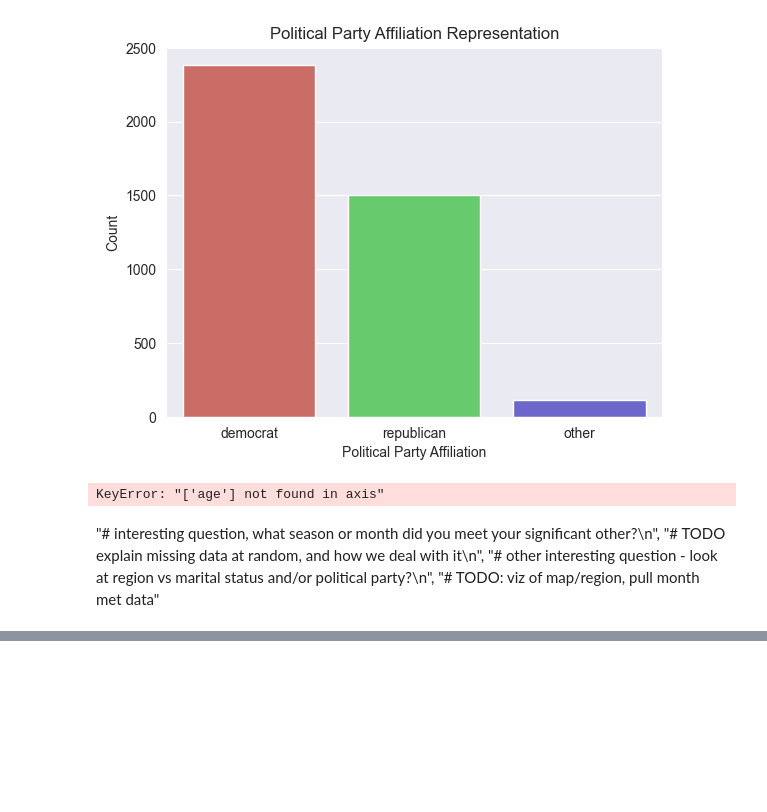
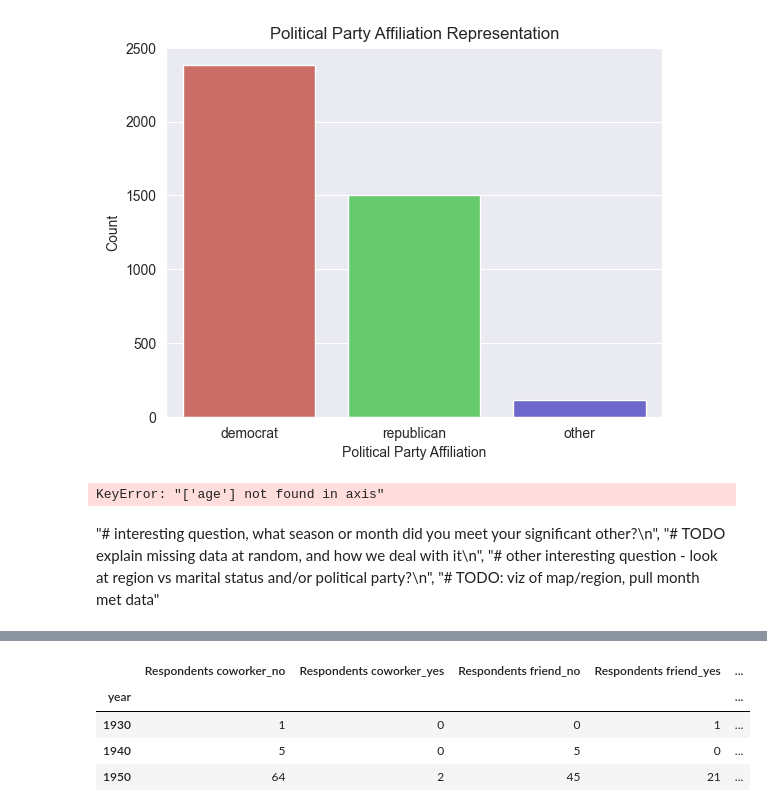
Before and after one commit to hypothetical-lemon/COMP4447-final-project, a Jupyter notebook: final_project.ipynb, the cells around one changed output, grey strips where cells are left out. Cells and saved outputs as stored; diff of their text form; code cells hidden in the pictures; blank space fills up the shorter version.

Commit message:
adds rename columns, fixes indexing, title

```diff
--- a/final_project.ipynb
+++ b/final_project.ipynb
@@ -483,3 +481,51 @@ how_couples_met_2017.head(3)
+# %%
+how_couples_met_2017 = how_couples_met_2017.rename(columns={'hcm2017q24_R_cowork':'Respondents coworker', 'hcm2017q24_R_friend':'Respondents friend', 'hcm2017q24_R_family':'Respondents Family',
+       'hcm2017q24_R_sig_other':'Respondents Significant Other',
+       'hcm2017q24_R_neighbor': 'Respondents residential neighbor',
+       'hcm2017q24_P_cowork': 'Partners coworker',
+       'hcm2017q24_P_friend': 'Partners friend',
+       'hcm2017q24_P_family': 'Partners family',
+       'hcm2017q24_P_sig_other': 'Partners Significant Other',
+       'hcm2017q24_P_neighbor': 'Partners Neighbor',
+       'hcm2017q24_btwn_I_cowork': 'coworker relationship between intermediaries',
+       'hcm2017q24_btwn_I_friend': 'friendship between intermediaries',
+       'hcm2017q24_btwn_I_family': 'friendship between family',
+       'hcm2017q24_btwn_I_sig_other': 'friendship between sign other',
+       'hcm2017q24_btwn_I_neighbor': 'intermediaries are neighbors',
+       'hcm2017q24_school' : 'met in primary or secondary school',
+       'hcm2017q24_college': 'met in college',
+       'hcm2017q24_mil': 'met during military service',
+       'hcm2017q24_church': 'met in or through church or religious organization',
+       'hcm2017q24_vol_org': 'met through voluntary organization',
+       'hcm2017q24_customer': 'customer-client relationship',
+       'hcm2017q24_bar_restaurant': 'bar, restaurant, public social gathering place',
+       'hcm2017q24_party': 'private party',
+       'hcm2017q24_internet_other': 'Internet',
+       'hcm2017q24_internet_dating': 'met through Internet dating or phone app',
+       'hcm2017q24_internet_soc_network': 'met through internet social networking',
+       'hcm2017q24_internet_game': 'met through online gaming',
+       'hcm2017q24_internet_chat': 'met through Internet chat',
+       'hcm2017q24_internet_org': 'met through Internet site not mainly dedicated to dating',
+       'hcm2017q24_public': 'met in public place',
+       'hcm2017q24_blind_date': 'met on blind date',
+       'hcm2017q24_vacation': 'met while on vacation',
+       'hcm2017q24_single_serve_nonint': 'non internet single service',
+       'hcm2017q24_business_trip': 'met while on business trip',
+       'hcm2017q24_work_neighbors': 'met as work neighbors',
+       'hcm2017q24_met_online': 'met online, all kinds'})
+# %%
+how_couples_met_2017 = pd.get_dummies(how_couples_met_2017, drop_first=True)
+# from sklearn.preprocessing import OneHotEncoder
+# oh = OneHotEncoder()
+# encoded = oh.fit_transform(how_couples_met_2017)
+how_couples_met_2017 = how_couples_met_2017.groupby((how_couples_met_2017.index//10)*10).sum()
+how_couples_met_2017.head(3)
+# %% [output]
+|  | Respondents coworker_no | Respondents coworker_yes | Respondents friend_no | Respondents friend_yes | ... |
+| year |  |  |  |  | ... |
+| 1930 | 1 | 0 | 0 | 1 | ... |
+| 1940 | 5 | 0 | 5 | 0 | ... |
+| 1950 | 64 | 2 | 45 | 21 | ... |
 # %%
 bcr.bar_chart_race(df=how_couples_met_2017, sort='desc',
                    orientation='h', steps_per_period=100, period_length=1000,
```
Also changed, not shown: parts of 4 cells of this notebook, 1 other file.
